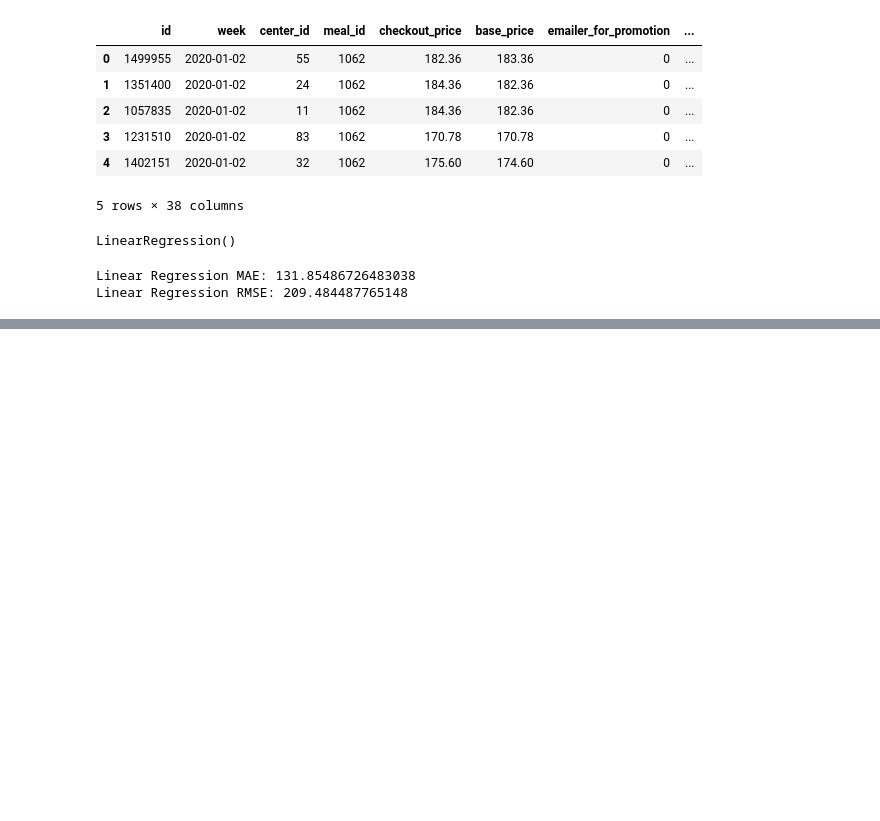
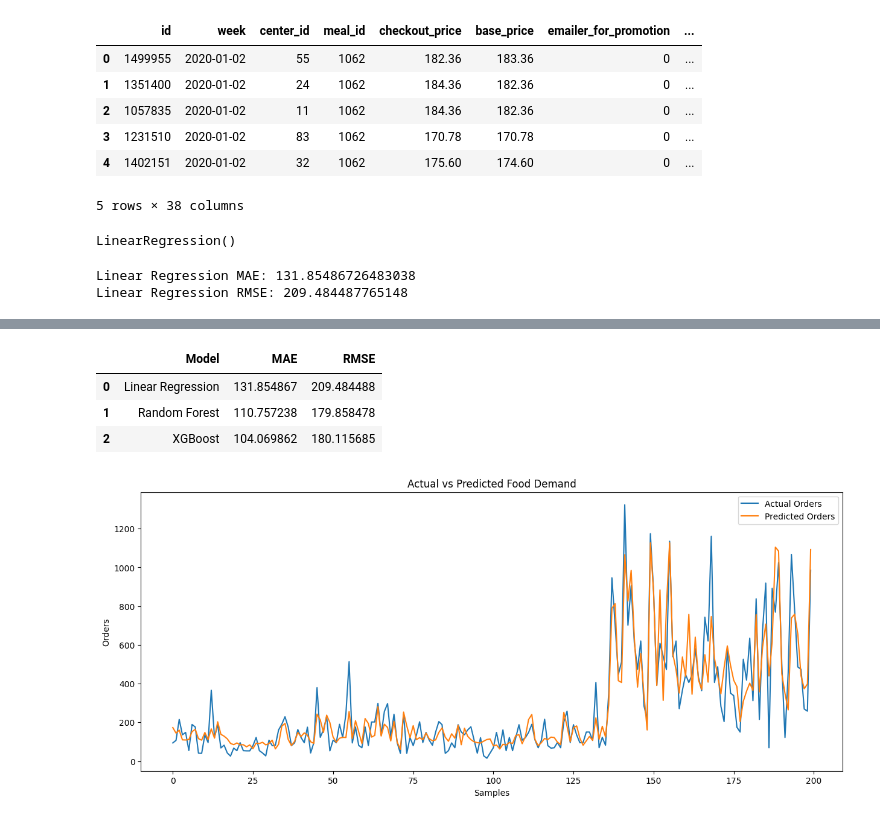
Before and after one commit to ballapuramdeepthi/Food-Demand-Forecast, a Jupyter notebook: notebook/week3_model_training.ipynb, the cells around one changed output, grey strips where cells are left out. Saved outputs shown, nothing was run; the diff lists cells and outputs as text; code cells hidden in the pictures; blank space fills up the shorter version.

```diff
--- a/notebook/week3_model_training.ipynb
+++ b/notebook/week3_model_training.ipynb
@@ -79,0 +68,8 @@ NameError: name 'rf_pred' is not defined
+# %%
+rf_model = RandomForestRegressor(
+    n_estimators=100,
+    random_state=42,
+    n_jobs=-1
+)
+
+rf_model.fit(X_train, y_train)
@@ -91,0 +93,9 @@ print("Random Forest RMSE:", rf_rmse)
+# %%
+xgb_model = XGBRegressor(
+    n_estimators=200,
+    learning_rate=0.1,
+    max_depth=8,
+    random_state=42
+)
+
+xgb_model.fit(X_train, y_train)
@@ -91,0 +114,2 @@ print("Random Forest RMSE:", rf_rmse)
+# %%
+xgb_pred = xgb_model.predict(X_test)
@@ -91,0 +129,51 @@ print("Random Forest RMSE:", rf_rmse)
+# %%
+results = pd.DataFrame({
+    'Model': [
+        'Linear Regression',
+        'Random Forest',
+        'XGBoost'
+    ],
+
+    'MAE': [
+        lr_mae,
+        rf_mae,
+        xgb_mae
+    ],
+
+    'RMSE': [
+        lr_rmse,
+        rf_rmse,
+        xgb_rmse
+    ]
+})
+
+results
+# %% [output]
+|  | Model | MAE | RMSE |
+| 0 | Linear Regression | 131.854867 | 209.484488 |
+| 1 | Random Forest | 110.757238 | 179.858478 |
+| 2 | XGBoost | 104.069862 | 180.115685 |
+# %%
+plt.figure(figsize=(15,6))
+
+plt.plot(
+    y_test.values[:200],
+    label='Actual Orders'
+)
+
+plt.plot(
+    xgb_pred[:200],
+    label='Predicted Orders'
+)
+
+plt.legend()
+
+plt.title('Actual vs Predicted Food Demand')
+
+plt.xlabel('Samples')
+
+plt.ylabel('Orders')
+
+plt.show()
+# %% [output]
+[figure, added]
```
Also changed, not shown: parts of 10 cells of this notebook.
